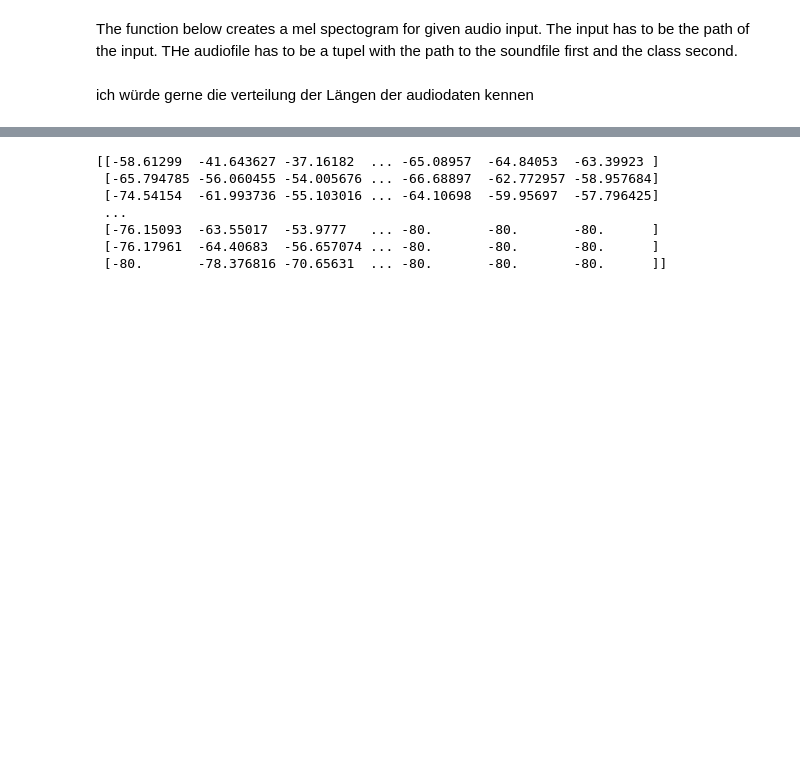
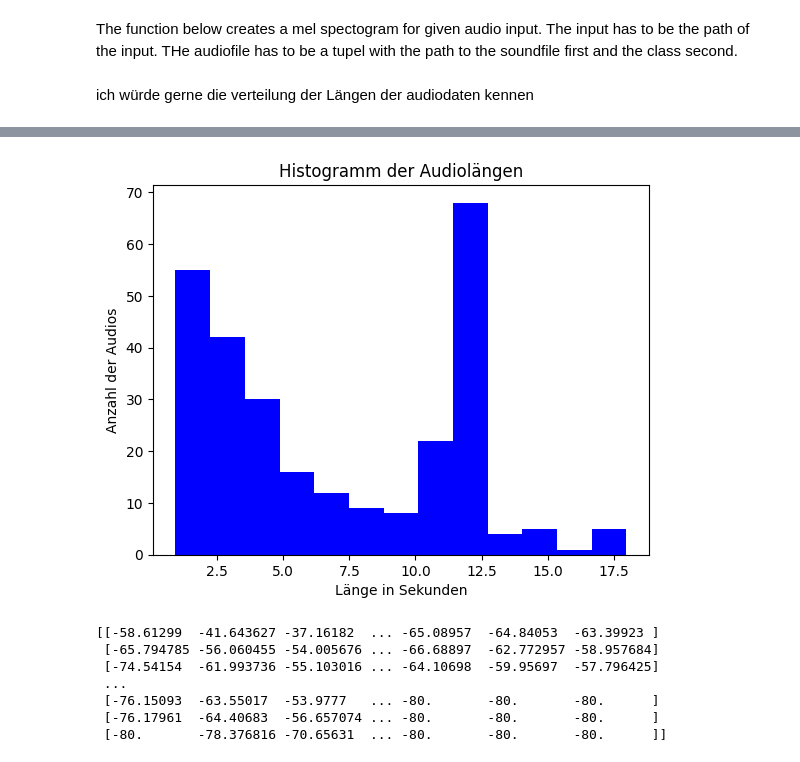
Before and after one commit to Amocon/Audio_Classification, a Jupyter notebook: melSpectogram.ipynb, the cells around one changed output, grey strips where cells are left out. Drawn from its saved outputs; the diff is of its cells as text; code cells hidden in the pictures; blank space fills up the shorter version.

```diff
--- a/melSpectogram.ipynb
+++ b/melSpectogram.ipynb
@@ -108,3 +129,17 @@ for audiofile in audiofiles:
+# %%
+
+audio_lengths = []
+for audiofile in audiofiles:
+    y, sr = librosa.load(audiofile.filePath)
+    audio_lengths.append(librosa.get_duration(y=y, sr=sr))
+
+plt.hist(audio_lengths, bins=13, color='blue')
+plt.title('Histogramm der Audiolängen')
+plt.xlabel('Länge in Sekunden')
+plt.ylabel('Anzahl der Audios')
+plt.show()
+# %% [output]
+[figure, added]
 # %%
 num = 3
 processedData = getMelSpecLabel(audiofile=audiofiles[num])
```
Also changed, not shown: parts of 4 cells of this notebook, 1 other file.
